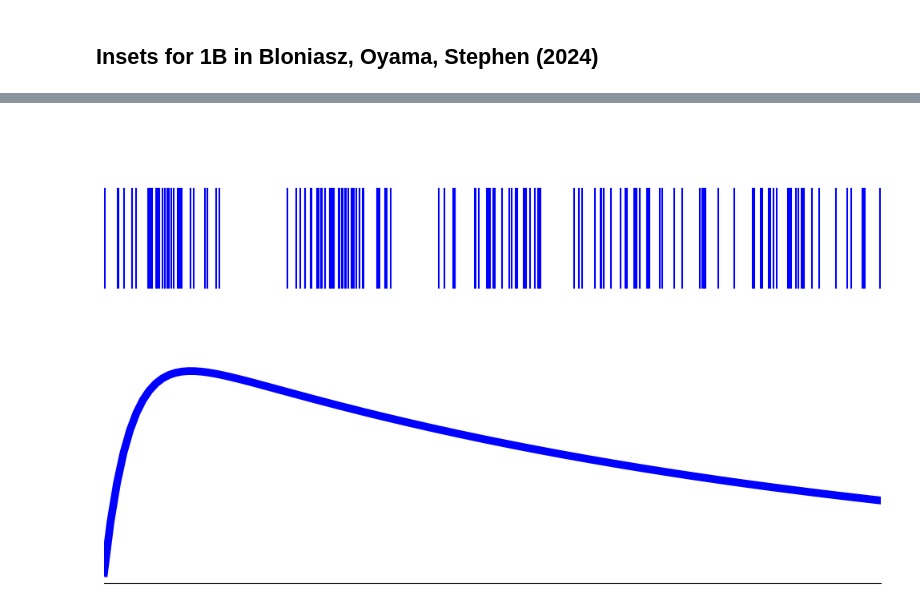
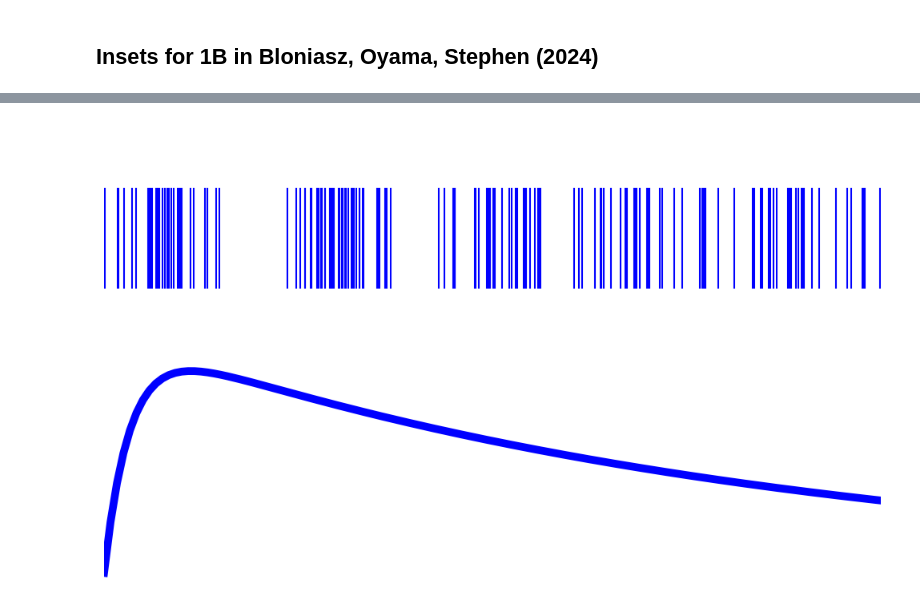
Before and after one commit to Stephen-Lab-BU/filtered-point-process, a Jupyter notebook: filtered_point_process/Notebooks/Figure_Code_Bloniasz_et_al_2024/Figure_1B_inset.ipynb, the cells around one changed output, grey strips where cells are left out. Drawn from its saved outputs; the diff is of its cells as text; code cells hidden in the pictures.

```diff
--- a/filtered_point_process/Notebooks/Figure_Code_Bloniasz_et_al_2024/Figure_1B_inset.ipynb
+++ b/filtered_point_process/Notebooks/Figure_Code_Bloniasz_et_al_2024/Figure_1B_inset.ipynb
@@ -118,34 +118,34 @@ kernel = ampa_output["kernel"]
 # Create the figure and axis
 fig, (ax1, ax2) = plt.subplots(2, 1, figsize=(10, 6), gridspec_kw={'height_ratios': [1, 1]})
 
 # Plot the spike raster
 ax1.eventplot(spike_times, colors='blue')
 ax1.set_xlim([0, max(spike_times)])
 ax1.set_xticks([])  # Hide x-axis ticks
 ax1.set_yticks([])  # Hide y-axis ticks
 ax1.spines['top'].set_visible(False)  # Hide top border
 ax1.spines['right'].set_visible(False)  # Hide right border
 ax1.spines['left'].set_visible(False)  # Hide left border
 ax1.spines['bottom'].set_visible(False)  # Hide bottom border
 
 # Plot the AMPA kernel
 ax2.plot(kernel_time_axis, kernel, color='blue', lw=7)
 ax2.set_xlim([0, 0.012])
 ax2.set_xticks([])  # Hide x-axis ticks
 ax2.set_yticks([])  # Hide y-axis ticks
 ax2.spines['top'].set_visible(False)  # Hide top border
 ax2.spines['right'].set_visible(False)  # Hide right border
 ax2.spines['left'].set_visible(False)  # Hide left border
-ax2.spines['bottom'].set_visible(True)  # Show bottom border
+ax2.spines['bottom'].set_visible(False)
 
 # Adjust the layout
 plt.tight_layout()
 
 # Save the figure at 500 DPI
-plt.savefig("/Users/patrick_bloniasz/Documents/GitHub/filtered_point_process/filtered_point_process/Notebooks/Figures_Bloniasz_et_al_2024/gaba_kernel_1B.png", dpi=500)
-plt.savefig("/Users/patrick_bloniasz/Documents/GitHub/filtered_point_process/filtered_point_process/Notebooks/Figures_Bloniasz_et_al_2024/gaba_kernel_1B.svg", dpi=500)
+plt.savefig("/Users/patrick_bloniasz/filtered-point-process/filtered_point_process/Notebooks/Figures_Bloniasz_et_al_2024/gaba_kernel_1B.png", dpi=500)
+plt.savefig("/Users/patrick_bloniasz/filtered-point-process/filtered_point_process/Notebooks/Figures_Bloniasz_et_al_2024/gaba_kernel_1B.svg", dpi=500)
 
 # Show the plot
 plt.show()
 # %% [output]
-[figure, old version]
+[figure, new version]
```
Also changed, not shown: parts of 1 cell of this notebook, 12 other files.
